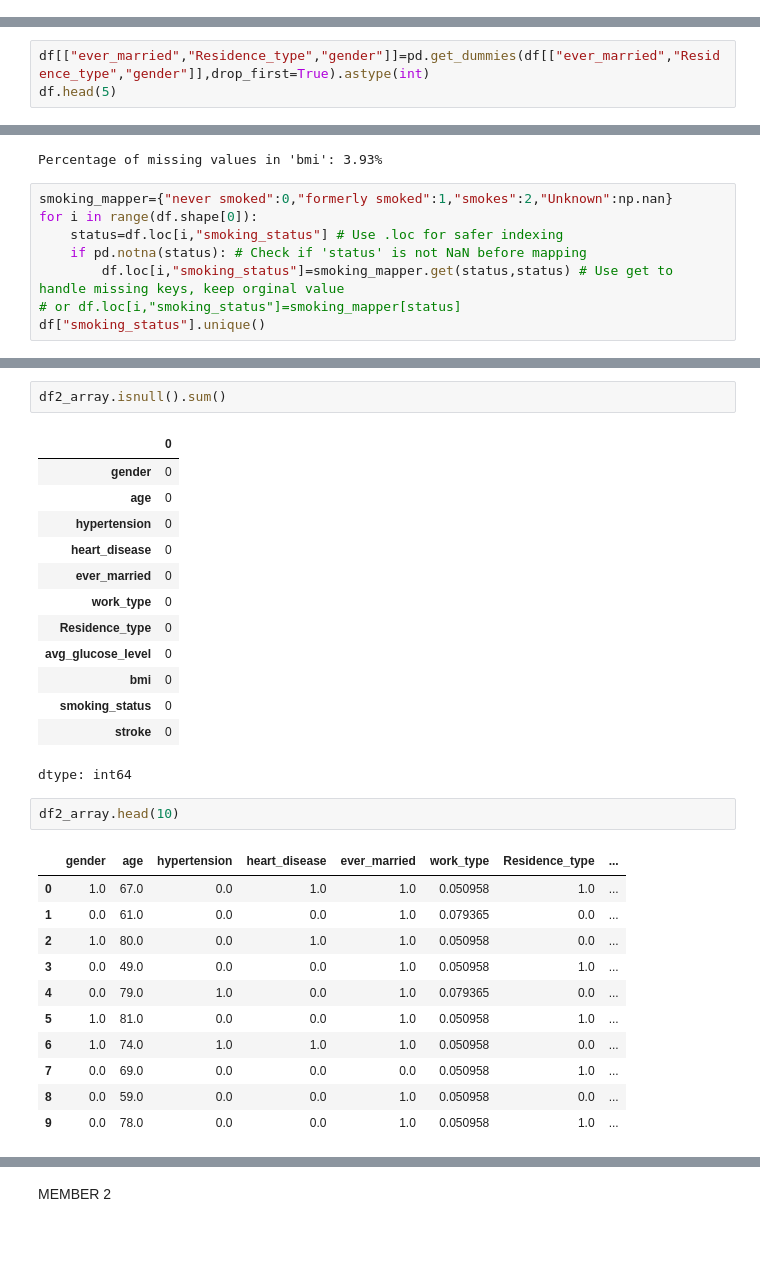
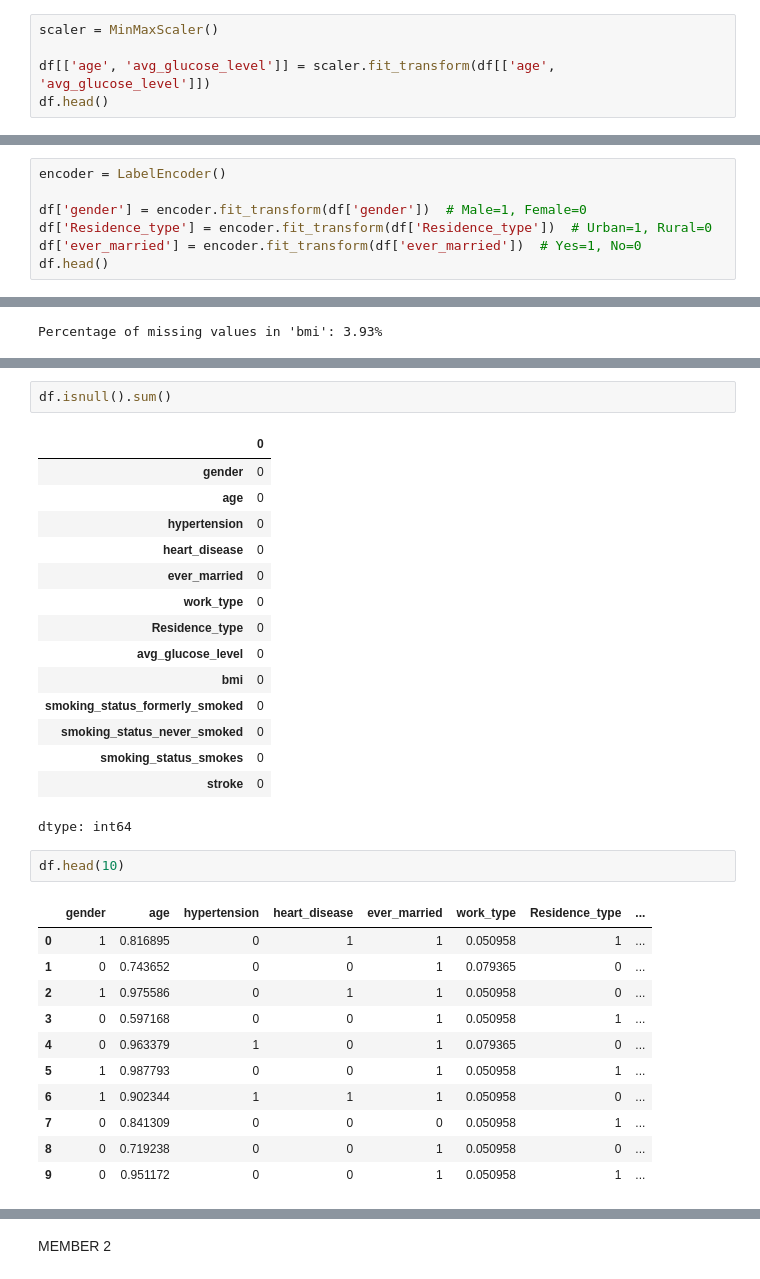
Before and after one commit to SaadAttalla/Stroke_Pre-Detection_Analysis, a Jupyter notebook: Stroke_Project_Analysis&Visuals.ipynb, the cells around one changed output, grey strips where cells are left out. Saved outputs shown, nothing was run; the diff lists cells and outputs as text; blank space fills up the shorter version.

```diff
--- a/Stroke_Project_Analysis&Visuals.ipynb
+++ b/Stroke_Project_Analysis&Visuals.ipynb
@@ -137,0 +112,5 @@ dtype: int64
+# %%
+scaler = MinMaxScaler()
+
+df[['age', 'avg_glucose_level']] = scaler.fit_transform(df[['age', 'avg_glucose_level']])
+df.head()
@@ -137,0 +124,7 @@ dtype: int64
+# %%
+encoder = LabelEncoder()
+
+df['gender'] = encoder.fit_transform(df['gender'])  # Male=1, Female=0
+df['Residence_type'] = encoder.fit_transform(df['Residence_type'])  # Urban=1, Rural=0
+df['ever_married'] = encoder.fit_transform(df['ever_married'])  # Yes=1, No=0
+df.head()
@@ -164,6 +176,3 @@ df['work_type'].value_counts()
 | 0.050228 | 657 |
 | 0.021940 | 22 |
 dtype: int64
-# %%
-df[["ever_married","Residence_type","gender"]]=pd.get_dummies(df[["ever_married","Residence_type","gender"]],drop_first=True).astype(int)
-df.head(5)
@@ -225,11 +196,3 @@ missing_percentage = df['bmi'].isnull().sum() / len(df) * 100
 print(f"Percentage of missing values in 'bmi': {missing_percentage:.2f}%")
 # %% [output]
 Percentage of missing values in 'bmi': 3.93%
-# %%
-smoking_mapper={"never smoked":0,"formerly smoked":1,"smokes":2,"Unknown":np.nan}
-for i in range(df.shape[0]):
-    status=df.loc[i,"smoking_status"] # Use .loc for safer indexing
-    if pd.notna(status): # Check if 'status' is not NaN before mapping
-        df.loc[i,"smoking_status"]=smoking_mapper.get(status,status) # Use get to handle missing keys, keep orginal value
-# or df.loc[i,"smoking_status"]=smoking_mapper[status]
-df["smoking_status"].unique()
@@ -265,5 +265,5 @@ df2_array.head()
 # %%
-df2_array.isnull().sum()
+df.isnull().sum()
 # %% [output]
 |  | 0 |
 | gender | 0 |
@@ -275,20 +275,22 @@ df2_array.isnull().sum()
 | Residence_type | 0 |
 | avg_glucose_level | 0 |
 | bmi | 0 |
-| smoking_status | 0 |
+| smoking_status_formerly_smoked | 0 |
+| smoking_status_never_smoked | 0 |
+| smoking_status_smokes | 0 |
 | stroke | 0 |
 dtype: int64
 # %%
-df2_array.head(10)
+df.head(10)
 # %% [output]
 |  | gender | age | hypertension | heart_disease | ever_married | work_type | Residence_type | ... |
-| 0 | 1.0 | 67.0 | 0.0 | 1.0 | 1.0 | 0.050958 | 1.0 | ... |
-| 1 | 0.0 | 61.0 | 0.0 | 0.0 | 1.0 | 0.079365 | 0.0 | ... |
-| 2 | 1.0 | 80.0 | 0.0 | 1.0 | 1.0 | 0.050958 | 0.0 | ... |
-| 3 | 0.0 | 49.0 | 0.0 | 0.0 | 1.0 | 0.050958 | 1.0 | ... |
-| 4 | 0.0 | 79.0 | 1.0 | 0.0 | 1.0 | 0.079365 | 0.0 | ... |
-| 5 | 1.0 | 81.0 | 0.0 | 0.0 | 1.0 | 0.050958 | 1.0 | ... |
-| 6 | 1.0 | 74.0 | 1.0 | 1.0 | 1.0 | 0.050958 | 0.0 | ... |
-| 7 | 0.0 | 69.0 | 0.0 | 0.0 | 0.0 | 0.050958 | 1.0 | ... |
-| 8 | 0.0 | 59.0 | 0.0 | 0.0 | 1.0 | 0.050958 | 0.0 | ... |
-| 9 | 0.0 | 78.0 | 0.0 | 0.0 | 1.0 | 0.050958 | 1.0 | ... |
+| 0 | 1 | 0.816895 | 0 | 1 | 1 | 0.050958 | 1 | ... |
+| 1 | 0 | 0.743652 | 0 | 0 | 1 | 0.079365 | 0 | ... |
+| 2 | 1 | 0.975586 | 0 | 1 | 1 | 0.050958 | 0 | ... |
+| 3 | 0 | 0.597168 | 0 | 0 | 1 | 0.050958 | 1 | ... |
+| 4 | 0 | 0.963379 | 1 | 0 | 1 | 0.079365 | 0 | ... |
+| 5 | 1 | 0.987793 | 0 | 0 | 1 | 0.050958 | 1 | ... |
+| 6 | 1 | 0.902344 | 1 | 1 | 1 | 0.050958 | 0 | ... |
+| 7 | 0 | 0.841309 | 0 | 0 | 0 | 0.050958 | 1 | ... |
+| 8 | 0 | 0.719238 | 0 | 0 | 1 | 0.050958 | 0 | ... |
+| 9 | 0 | 0.951172 | 0 | 0 | 1 | 0.050958 | 1 | ... |
```
Also changed, not shown: parts of 28 cells of this notebook.
